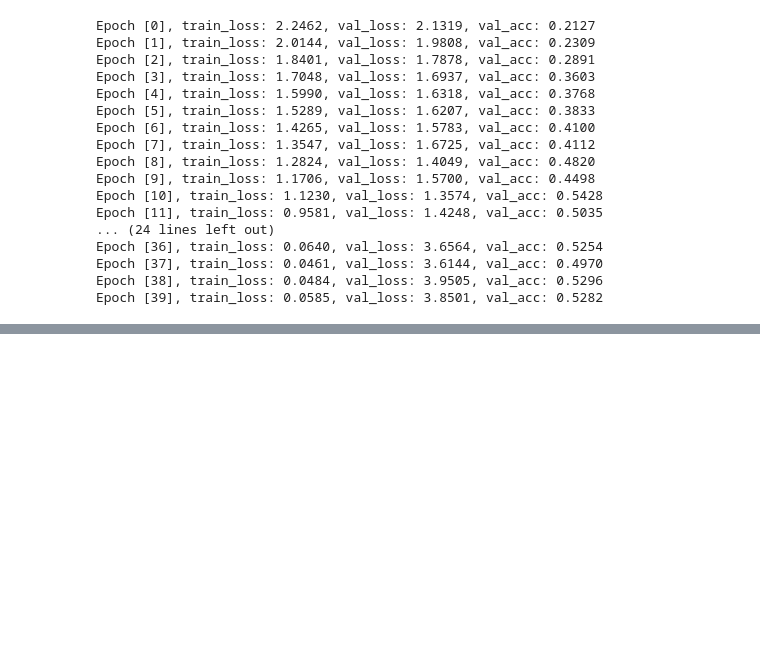
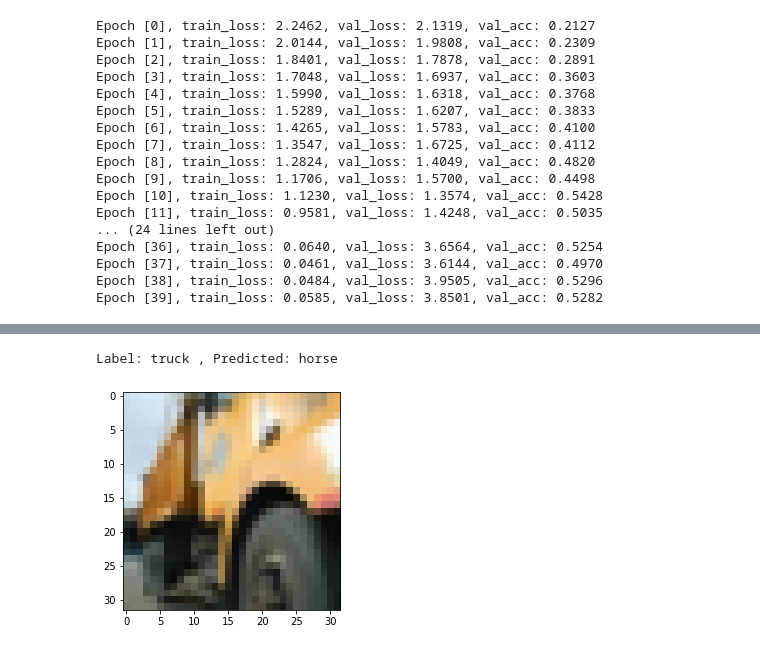
Before and after one commit to AndrewLi19/ML_Assignment, a Jupyter notebook: Assignment5/my_cifar10_CNN.ipynb, the cells around one changed output, grey strips where cells are left out. Drawn from its saved outputs; the diff is of its cells as text; code cells hidden in the pictures; blank space fills up the shorter version.

```diff
--- a/Assignment5/my_cifar10_CNN.ipynb
+++ b/Assignment5/my_cifar10_CNN.ipynb
@@ -357,0 +380,18 @@ Epoch [39], train_loss: 0.0585, val_loss: 3.8501, val_acc: 0.5282
+# %%
+def predict_image(img, model):
+    '''write the function of predict_image'''
+    # Convert to a batch of 1
+    xb = to_device(img.unsqueeze(0), device)
+    # Get predictions from model
+    output=model(xb)
+    # Pick index with highest probability
+    label=torch.max(output,1)[1]
+    # Retrieve the class label
+    return dataset.classes[label]
+# %%
+img, label = val_ds[0]
+plt.imshow(img.permute(1, 2, 0))
+print('Label:', dataset.classes[label], ', Predicted:', predict_image(img, model))
+# %% [output]
+Label: truck , Predicted: horse
+[figure, added]
```
Also changed, not shown: parts of 9 cells of this notebook.
